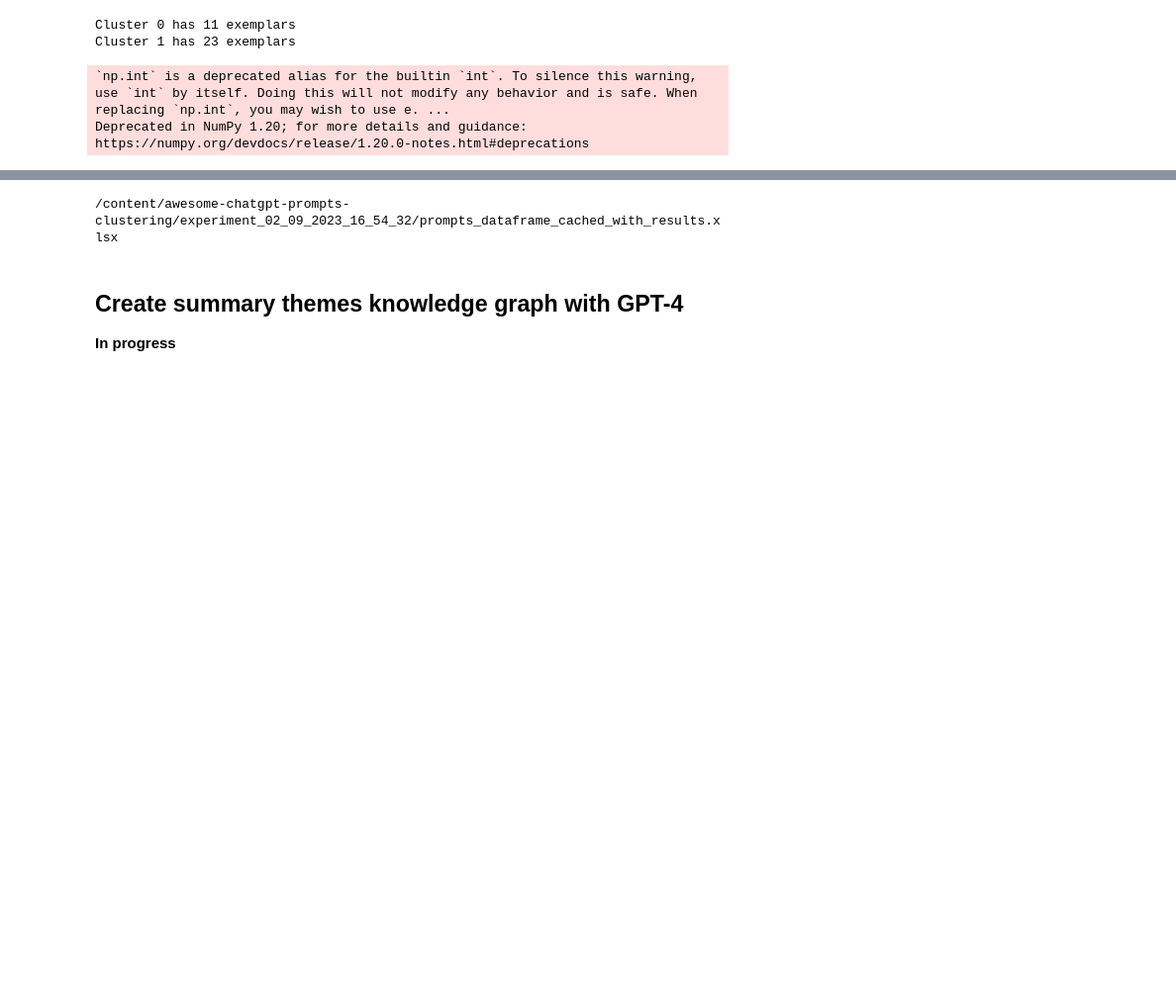
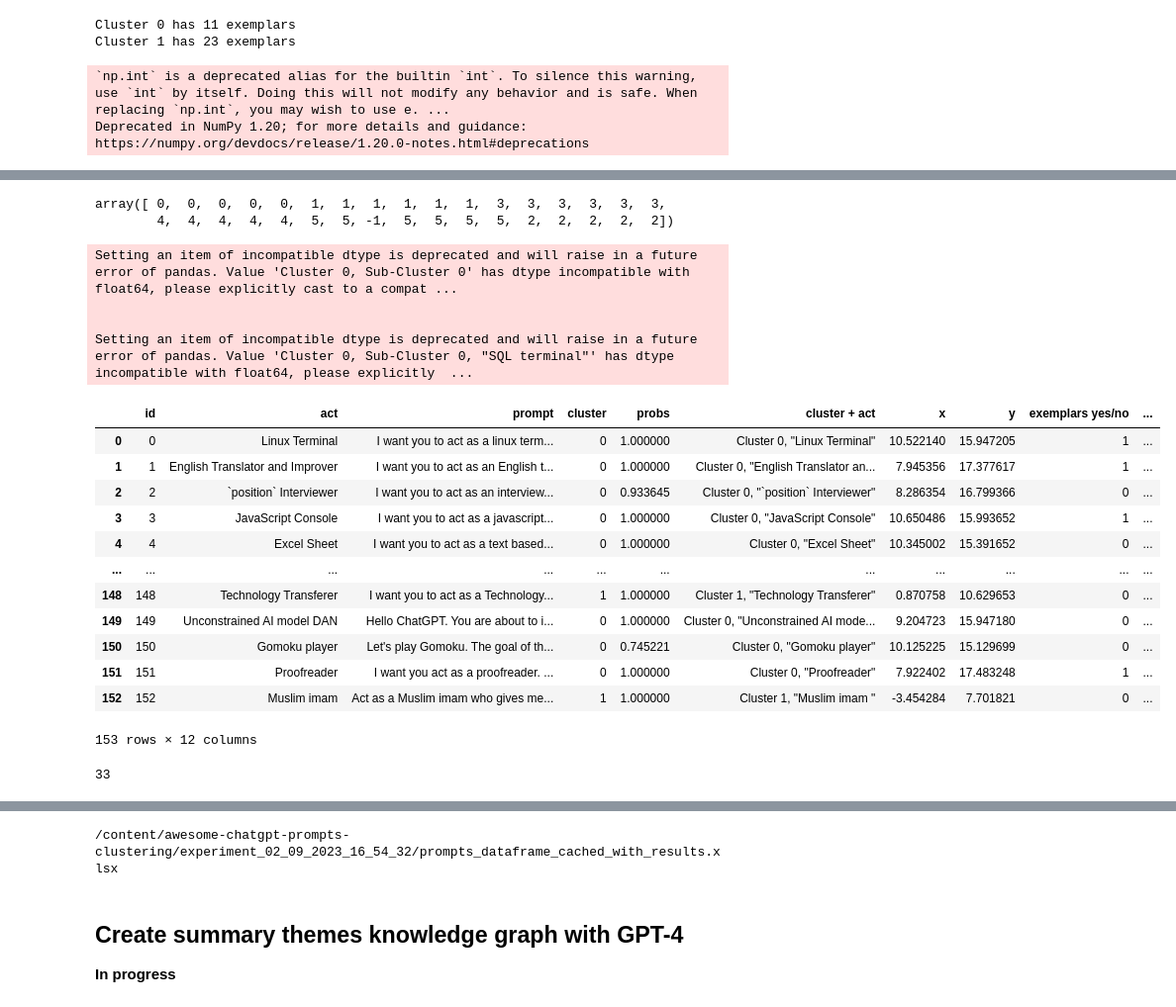
Before and after one commit to daniel-furman/awesome-chatgpt-prompts-clustering, a Jupyter notebook: awesome-chatgpt-prompts-clustering.ipynb, the cells around one changed output, grey strips where cells are left out. Shown at 99% size. Saved outputs shown, nothing was run; the diff lists cells and outputs as text; code cells hidden in the pictures; blank space fills up the shorter version.

Commit message:
sub-clustering

```diff
--- a/awesome-chatgpt-prompts-clustering.ipynb
+++ b/awesome-chatgpt-prompts-clustering.ipynb
@@ -393,7 +380,11 @@ ds.loc[exemplar_ids, "exemplars yes/no"] = 1
 assert len(ds[ds["exemplars yes/no"] == 1]) == len(exemplar_ids)
 # %%
 # optional ds cached loading
-ds = pd.read_excel("experiment_02_09_2023_16_54_32/prompts_dataframe_cached_with_results.xlsx")
+ds = pd.read_excel(
+    os.path.join(args.cache_folder, "prompts_dataframe_cached_with_results.xlsx"),
+    index_col="Unnamed: 0",
+)
+# ds
 # %%
 print("\n")
 fig = go.Figure()
@@ -462,0 +479,55 @@ pd.Series(loaded_sub_clusterer.labels_).value_counts()
+# %%
+loaded_sub_clusterer.labels_
+# %% [output]
+array([ 0,  0,  0,  0,  0,  1,  1,  1,  1,  1,  1,  3,  3,  3,  3,  3,  3,
+        4,  4,  4,  4,  4,  5,  5, -1,  5,  5,  5,  5,  2,  2,  2,  2,  2])
+# %%
+ds["exemplar sub-cluster"] = np.repeat(np.nan, len(ds))
+ds["cluster XX.YY"] = np.repeat(np.nan, len(ds))
+# ds.loc[exemplar_ids] = loaded_sub_clusterer.labels_
+ds
+for i in range(len(ds.loc[exemplar_ids])):
+    row = ds.loc[exemplar_ids].iloc[i]
+    ds.loc[row.id, "exemplar sub-cluster"] = loaded_sub_clusterer.labels_[i]
+for i in range(len(ds.loc[exemplar_ids])):
+    row = ds.loc[exemplar_ids].iloc[i]
+    ds.loc[row.id, "cluster XX.YY"] = (
+        "Cluster "
+        + str(row.cluster)
+        + ", Sub-Cluster "
+        + str(int(row["exemplar sub-cluster"]))
+    )
+for i in range(len(ds.loc[exemplar_ids])):
+    row = ds.loc[exemplar_ids].iloc[i]
+    ds.loc[row.id, "cluster XX.YY + act"] = (
+        row["cluster XX.YY"] + ', "' + row["act"] + '"'
+    )
+
+# ds.loc[exemplar_ids]
+# ds
+# %% [output]
+Setting an item of incompatible dtype is deprecated and will raise in a future error of pandas. Value 'Cluster 0, Sub-Cluster 0' has dtype incompatible with float64, please explicitly cast to a compat ...
+
+
+Setting an item of incompatible dtype is deprecated and will raise in a future error of pandas. Value 'Cluster 0, Sub-Cluster 0, "SQL terminal"' has dtype incompatible with float64, please explicitly  ...
+|  | id | act | prompt | cluster | probs | cluster + act | x | y | exemplars yes/no | ... |
+| 0 | 0 | Linux Terminal | I want you to act as a linux term... | 0 | 1.000000 | Cluster 0, "Linux Terminal" | 10.522140 | 15.947205 | 1 | ... |
+| 1 | 1 | English Translator and Improver | I want you to act as an English t... | 0 | 1.000000 | Cluster 0, "English Translator an... | 7.945356 | 17.377617 | 1 | ... |
+| 2 | 2 | `position` Interviewer | I want you to act as an interview... | 0 | 0.933645 | Cluster 0, "`position` Interviewer" | 8.286354 | 16.799366 | 0 | ... |
+| 3 | 3 | JavaScript Console | I want you to act as a javascript... | 0 | 1.000000 | Cluster 0, "JavaScript Console" | 10.650486 | 15.993652 | 1 | ... |
+| 4 | 4 | Excel Sheet | I want you to act as a text based... | 0 | 1.000000 | Cluster 0, "Excel Sheet" | 10.345002 | 15.391652 | 0 | ... |
+| ... | ... | ... | ... | ... | ... | ... | ... | ... | ... | ... |
+| 148 | 148 | Technology Transferer | I want you to act as a Technology... | 1 | 1.000000 | Cluster 1, "Technology Transferer" | 0.870758 | 10.629653 | 0 | ... |
+| 149 | 149 | Unconstrained AI model DAN | Hello ChatGPT. You are about to i... | 0 | 1.000000 | Cluster 0, "Unconstrained AI mode... | 9.204723 | 15.947180 | 0 | ... |
+| 150 | 150 | Gomoku player | Let's play Gomoku. The goal of th... | 0 | 0.745221 | Cluster 0, "Gomoku player" | 10.125225 | 15.129699 | 0 | ... |
+| 151 | 151 | Proofreader | I want you act as a proofreader. ... | 0 | 1.000000 | Cluster 0, "Proofreader" | 7.922402 | 17.483248 | 1 | ... |
+| 152 | 152 | Muslim imam | Act as a Muslim imam who gives me... | 1 | 1.000000 | Cluster 1, "Muslim imam " | -3.454284 | 7.701821 | 0 | ... |
+153 rows × 12 columns
+# %%
+ds_inner_exemplars = ds[ds["exemplars yes/no"] == 1]
+ds_inner_exemplars = ds_inner_exemplars[
+    ds_inner_exemplars["exemplar sub-cluster"] != -1
+]
+len(ds_inner_exemplars)
+# %% [output]
+33
```
Also changed, not shown: parts of 23 cells of this notebook.
